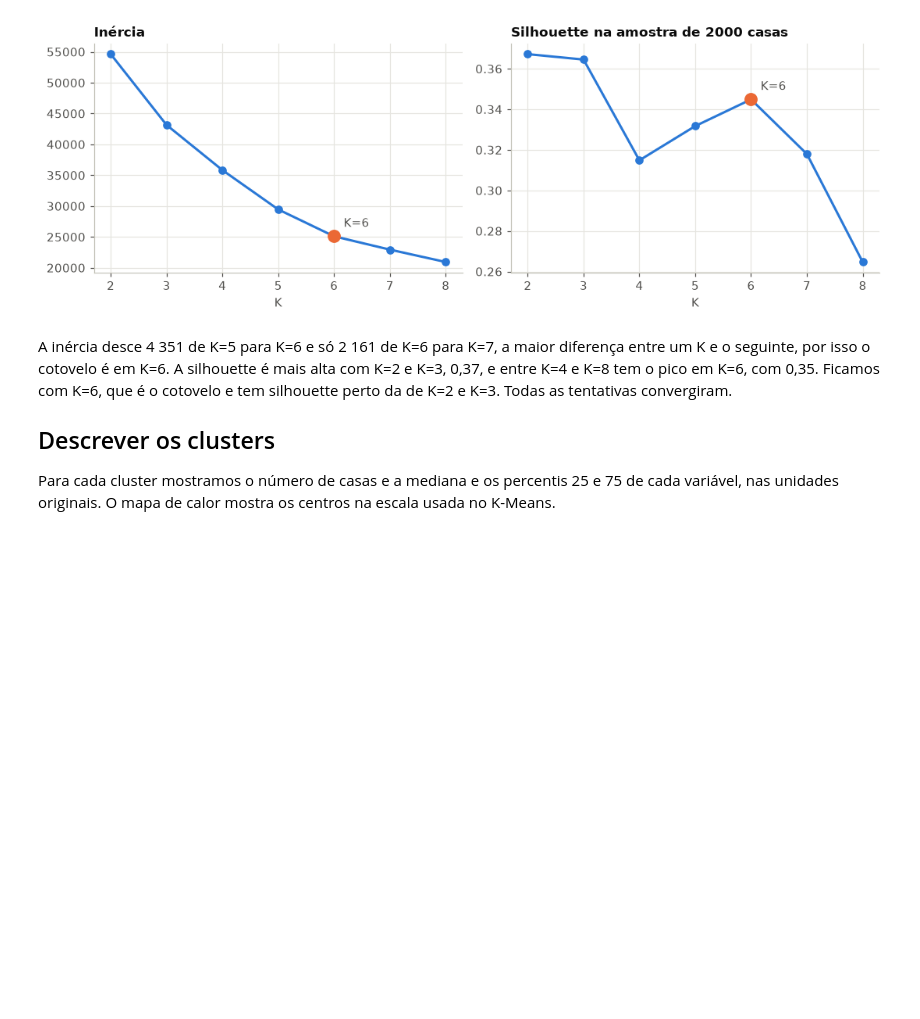
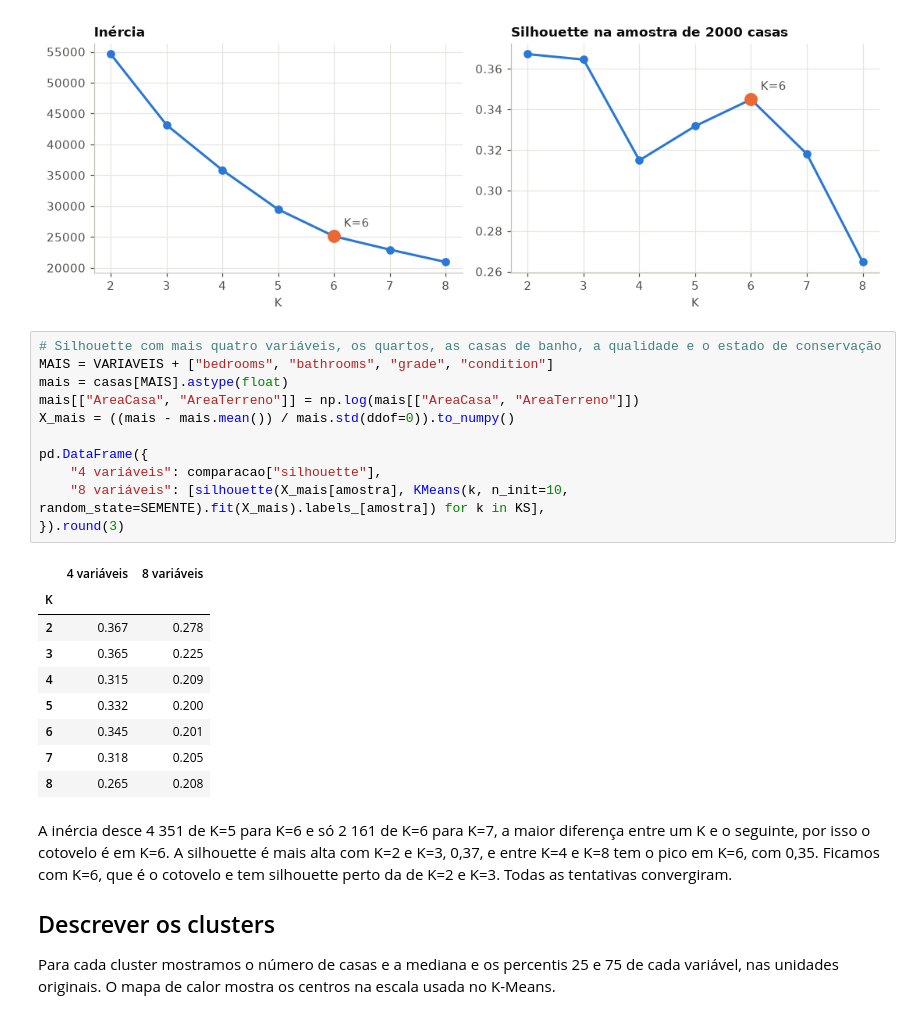
Before and after one commit to AnyTng/FAI26_P02_G09, a Jupyter notebook: 03_cluster.ipynb, the cells around one changed output. Cells and saved outputs as stored; diff of their text form; blank space fills up the shorter version.

```diff
--- a/03_cluster.ipynb
+++ b/03_cluster.ipynb
@@ -168,6 +168,27 @@ fig.tight_layout()
 plt.show()
 # %% [output]
 [figure]
+# %%
+# Silhouette com mais quatro variáveis, os quartos, as casas de banho, a qualidade e o estado de conservação
+MAIS = VARIAVEIS + ["bedrooms", "bathrooms", "grade", "condition"]
+mais = casas[MAIS].astype(float)
+mais[["AreaCasa", "AreaTerreno"]] = np.log(mais[["AreaCasa", "AreaTerreno"]])
+X_mais = ((mais - mais.mean()) / mais.std(ddof=0)).to_numpy()
+
+pd.DataFrame({
+    "4 variáveis": comparacao["silhouette"],
+    "8 variáveis": [silhouette(X_mais[amostra], KMeans(k, n_init=10, random_state=SEMENTE).fit(X_mais).labels_[amostra]) for k in KS],
+}).round(3)
+# %% [output]
+|  | 4 variáveis | 8 variáveis |
+| K |  |  |
+| 2 | 0.367 | 0.278 |
+| 3 | 0.365 | 0.225 |
+| 4 | 0.315 | 0.209 |
+| 5 | 0.332 | 0.200 |
+| 6 | 0.345 | 0.201 |
+| 7 | 0.318 | 0.205 |
+| 8 | 0.265 | 0.208 |
 # %% [markdown]
 A inércia desce 4 351 de K=5 para K=6 e só 2 161 de K=6 para K=7, a maior diferença entre um K e o seguinte, por isso o cotovelo é em K=6. A silhouette é mais alta com K=2 e K=3, 0,37, e entre K=4 e K=8 tem o pico em K=6, com 0,35. Ficamos com K=6, que é o cotovelo e tem silhouette perto da de K=2 e K=3. Todas as tentativas convergiram.
 
```
Also changed, not shown: parts of 5 cells of this notebook, 5 other files.
